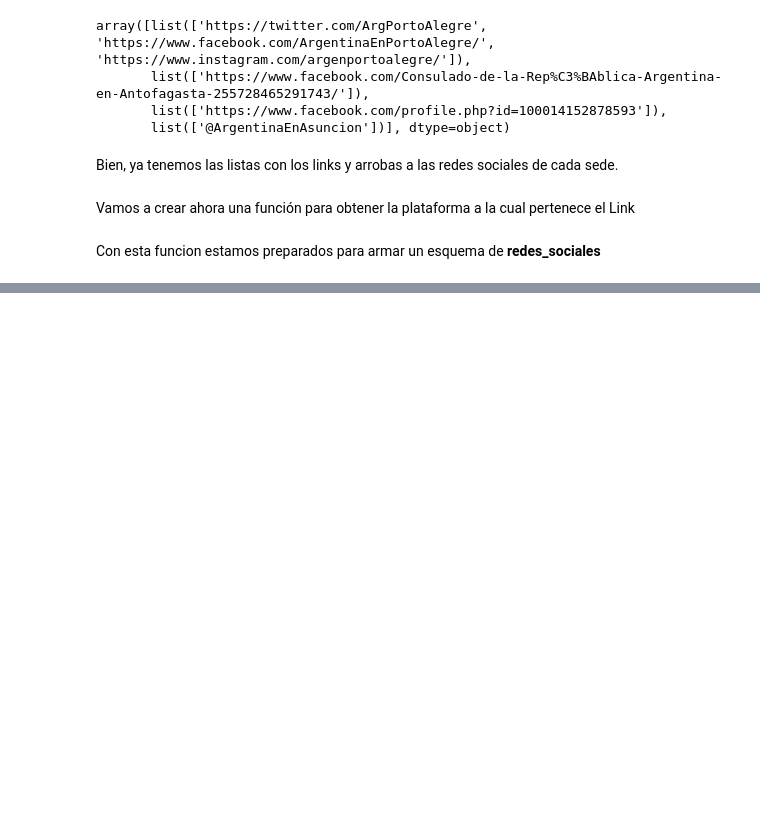
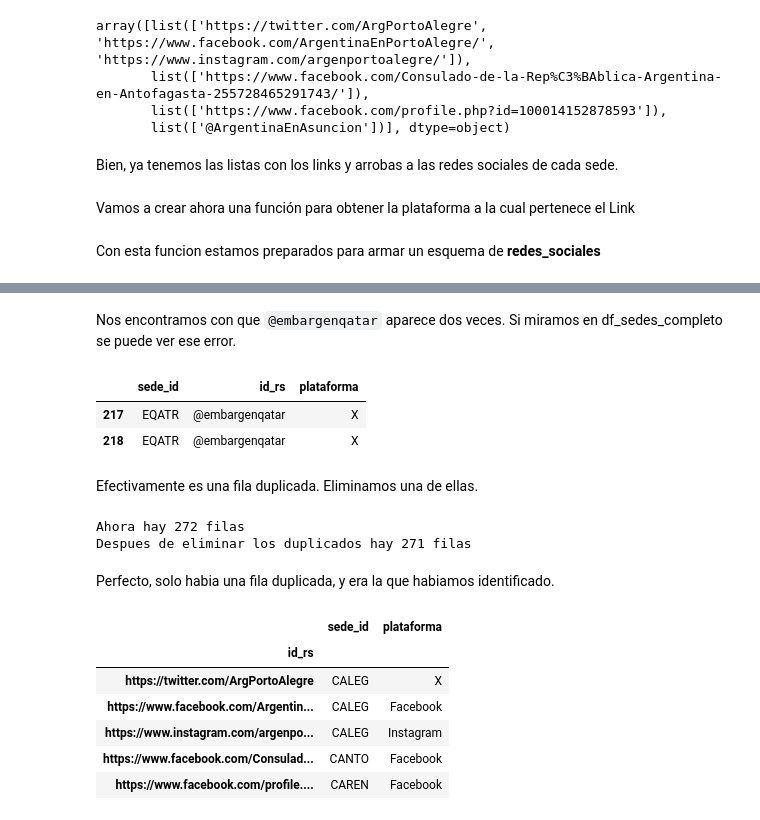
Before and after one commit to Empromptu/Inversion-extranjera-en-Argentina, a Jupyter notebook: notas.ipynb, the cells around one changed output, grey strips where cells are left out. Cells and saved outputs as stored; diff of their text form; code cells hidden in the pictures; blank space fills up the shorter version.

```diff
--- a/notas.ipynb
+++ b/notas.ipynb
@@ -385,4 +401,11 @@ Con esta funcion estamos preparados para armar un esquema de **redes_sociales**
 # %%
 # Primero obtenemos los datos del esquema y los guardamos en diccionarios
+data_rrss = {'sede_id':[], 'id_rs':[], 'plataforma':[]}
+
 for i, sede in df_sedes_completo.iterrows():
-    print('hola')
+    current_rrss = sede['redes_sociales']
+    for j in range(len(current_rrss)):
+        current_link = current_rrss[j]
+        data_rrss['sede_id'].append(sede['sede_id'])
+        data_rrss['id_rs'].append(current_link)
+        data_rrss['plataforma'].append(obtener_plataforma(current_link))
@@ -388,0 +414,3 @@ for i, sede in df_sedes_completo.iterrows():
+# %%
+esquema_rrss = pd.DataFrame(data_rrss)
+esquema_rrss['id_rs'].value_counts()
@@ -388,0 +431,31 @@ for i, sede in df_sedes_completo.iterrows():
+# %% [markdown]
+Nos encontramos con que `@embargenqatar` aparece dos veces. Si miramos en df_sedes_completo se puede ver ese error.
+# %%
+esquema_rrss[esquema_rrss['id_rs'] == '@embargenqatar']
+# %% [output]
+|  | sede_id | id_rs | plataforma |
+| 217 | EQATR | @embargenqatar | X |
+| 218 | EQATR | @embargenqatar | X |
+# %% [markdown]
+Efectivamente es una fila duplicada. Eliminamos una de ellas.
+# %%
+print(f'Ahora hay {len(esquema_rrss.index)} filas')
+esquema_rrss.drop_duplicates(inplace=True)
+print(f'Despues de eliminar los duplicados hay {len(esquema_rrss.index)} filas')
+# %% [output]
+Ahora hay 272 filas
+Despues de eliminar los duplicados hay 271 filas
+# %% [markdown]
+Perfecto, solo habia una fila duplicada, y era la que habiamos identificado.
+# %%
+esquema_rrss.set_index('id_rs', inplace=True)
+# %%
+esquema_rrss.head()
+# %% [output]
+|  | sede_id | plataforma |
+| id_rs |  |  |
+| https://twitter.com/ArgPortoAlegre | CALEG | X |
+| https://www.facebook.com/Argentin... | CALEG | Facebook |
+| https://www.instagram.com/argenpo... | CALEG | Instagram |
+| https://www.facebook.com/Consulad... | CANTO | Facebook |
+| https://www.facebook.com/profile.... | CAREN | Facebook |
```
Also changed, not shown: parts of 22 cells of this notebook.
